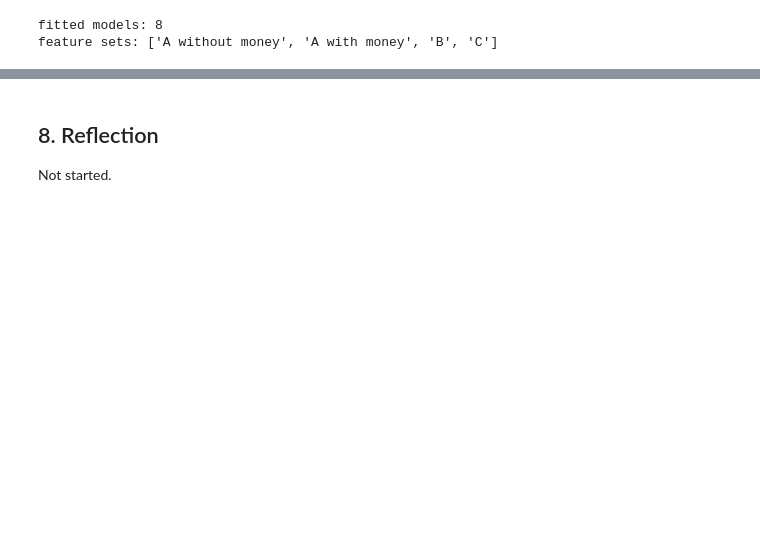
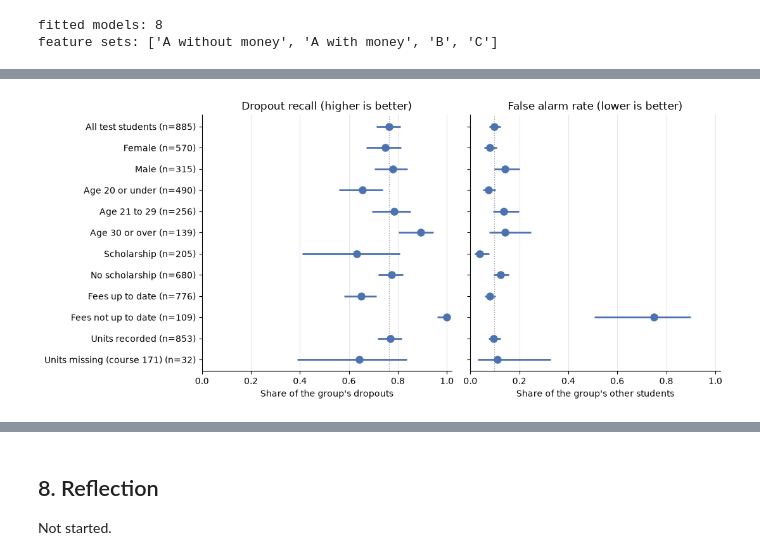
Before and after one commit to rohitt313/CIS-4020, a Jupyter notebook: cis4020_a1_starter.ipynb, the cells around one changed output, grey strips where cells are left out. Saved outputs shown, nothing was run; the diff lists cells and outputs as text; code cells hidden in the pictures; blank space fills up the shorter version.

```diff
--- a/cis4020_a1_starter.ipynb
+++ b/cis4020_a1_starter.ipynb
@@ -1720,0 +2120,90 @@ Not started. Accuracy of the chosen model as the training set grows.
+# %%
+def wilson(successes, total, z=1.96):
+    """95% interval for a share, which behaves sensibly for small groups."""
+    share = successes / total
+    centre = (share + z**2 / (2 * total)) / (1 + z**2 / total)
+    half = z * np.sqrt(share * (1 - share) / total + z**2 / (4 * total**2)) / (1 + z**2 / total)
+    return centre - half, centre + half
+
+
+GROUPS = {
+    "All test students": X_test["Gender"].notna(),
+    "Female": X_test["Gender"] == 0,
+    "Male": X_test["Gender"] == 1,
+    "Age 20 or under": X_test["Age at enrollment"] <= 20,
+    "Age 21 to 29": X_test["Age at enrollment"].between(21, 29),
+    "Age 30 or over": X_test["Age at enrollment"] >= 30,
+    "Scholarship": X_test["Scholarship holder"] == 1,
+    "No scholarship": X_test["Scholarship holder"] == 0,
+    "Fees up to date": X_test["Tuition fees up to date"] == 1,
+    "Fees not up to date": X_test["Tuition fees up to date"] == 0,
+    "Units recorded": X_test["Curricular units missing"] == 0,
+    "Units missing (course 171)": X_test["Curricular units missing"] == 1,
+}
+
+
+def group_scores(guesses):
+    rows = []
+    for name, members in GROUPS.items():
+        actual, said = y_test[members], guesses[members]
+        dropped = actual == "Dropout"
+        flagged = said == "Dropout"
+        caught, dropouts = int((dropped & flagged).sum()), int(dropped.sum())
+        alarms, others = int((~dropped & flagged).sum()), int((~dropped).sum())
+        rows.append(
+            {
+                "group": name,
+                "students": len(actual),
+                "mislabelled": (actual != said).mean(),
+                "dropouts": dropouts,
+                "flagged": caught,
+                "dropout recall": caught / dropouts,
+                "recall interval": wilson(caught, dropouts),
+                "not dropouts": others,
+                "false alarms": alarms,
+                "false alarm rate": alarms / others,
+                "alarm interval": wilson(alarms, others),
+            }
+        )
+    return pd.DataFrame(rows).set_index("group")
+
+
+group_results = group_scores(error_predictions)
+display(group_results.drop(columns=["recall interval", "alarm interval"]).round(2))
+
+fig, axes = plt.subplots(1, 2, figsize=(11, 5), sharey=True)
+panels = [
+    ("dropout recall", "recall interval", "Dropout recall (higher is better)", "Share of the group's dropouts"),
+    ("false alarm rate", "alarm interval", "False alarm rate (lower is better)", "Share of the group's other students"),
+]
+y_positions = np.arange(len(group_results))
+for ax, (column, interval, title, axis_label) in zip(axes, panels):
+    ends = np.array(group_results[interval].tolist())
+    ax.axvline(group_results[column].iloc[0], color="#9A9A9A", linestyle=":", linewidth=1)
+    ax.hlines(y_positions, ends[:, 0], ends[:, 1], color="#4C72B0", linewidth=2)
+    ax.plot(group_results[column], y_positions, "o", color="#4C72B0", markersize=8)
+    ax.set_title(title)
+    ax.set_xlabel(axis_label)
+    ax.set_xlim(0, 1.02)
+    ax.grid(axis="x", color="#E6E6E6", linewidth=0.8)
+    ax.set_axisbelow(True)
+    ax.spines["top"].set_visible(False)
+    ax.spines["right"].set_visible(False)
+axes[0].set_yticks(
+    y_positions, [f"{name} (n={int(n)})" for name, n in group_results["students"].items()]
+)
+axes[0].invert_yaxis()
+fig.tight_layout()
+plt.show()
+
+stage_b_groups = group_scores(
+    pd.Series(all_predictions[("Logistic regression", "B")], index=X_test.index)
+)
+print("the two fee groups at stage B:")
+print(
+    stage_b_groups.loc[
+        ["Fees up to date", "Fees not up to date"],
+        ["dropouts", "flagged", "not dropouts", "false alarms"],
+    ].to_string()
+)
+# %% [output]
@@ -1720,0 +2224 @@ Not started. Accuracy of the chosen model as the training set grows.
+[figure, added]
```
Also changed, not shown: parts of 56 cells of this notebook.
